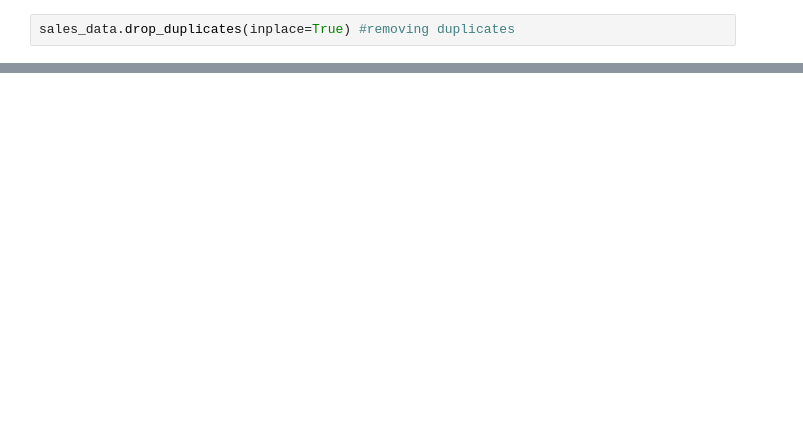
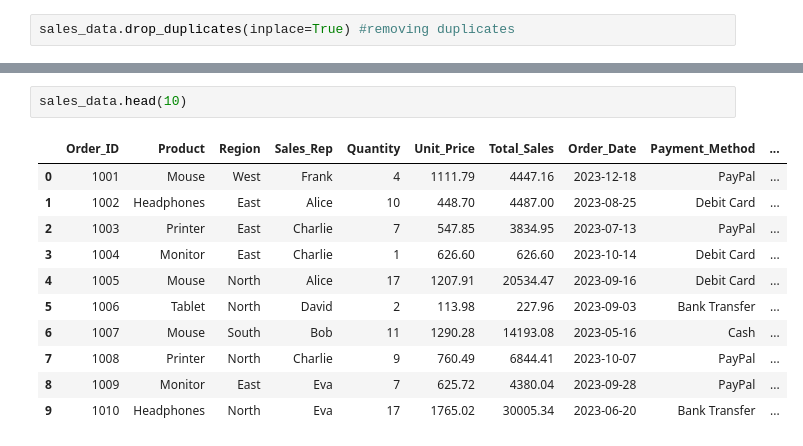
Before and after one commit to vigneshvungarala/sales_Analyzer, a Jupyter notebook: Sales_Data_Analyzer.ipynb, the cells around one changed output, grey strips where cells are left out. Drawn from its saved outputs; the diff is of its cells as text; blank space fills up the shorter version.

```diff
--- a/Sales_Data_Analyzer.ipynb
+++ b/Sales_Data_Analyzer.ipynb
@@ -113,0 +112,14 @@ sales_data.drop_duplicates(inplace=True) #removing duplicates
+# %%
+sales_data.head(10)
+# %% [output]
+|  | Order_ID | Product | Region | Sales_Rep | Quantity | Unit_Price | Total_Sales | Order_Date | Payment_Method | ... |
+| 0 | 1001 | Mouse | West | Frank | 4 | 1111.79 | 4447.16 | 2023-12-18 | PayPal | ... |
+| 1 | 1002 | Headphones | East | Alice | 10 | 448.70 | 4487.00 | 2023-08-25 | Debit Card | ... |
+| 2 | 1003 | Printer | East | Charlie | 7 | 547.85 | 3834.95 | 2023-07-13 | PayPal | ... |
+| 3 | 1004 | Monitor | East | Charlie | 1 | 626.60 | 626.60 | 2023-10-14 | Debit Card | ... |
+| 4 | 1005 | Mouse | North | Alice | 17 | 1207.91 | 20534.47 | 2023-09-16 | Debit Card | ... |
+| 5 | 1006 | Tablet | North | David | 2 | 113.98 | 227.96 | 2023-09-03 | Bank Transfer | ... |
+| 6 | 1007 | Mouse | South | Bob | 11 | 1290.28 | 14193.08 | 2023-05-16 | Cash | ... |
+| 7 | 1008 | Printer | North | Charlie | 9 | 760.49 | 6844.41 | 2023-10-07 | PayPal | ... |
+| 8 | 1009 | Monitor | East | Eva | 7 | 625.72 | 4380.04 | 2023-09-28 | PayPal | ... |
+| 9 | 1010 | Headphones | North | Eva | 17 | 1765.02 | 30005.34 | 2023-06-20 | Bank Transfer | ... |
```
Also changed, not shown: parts of 12 cells of this notebook.
